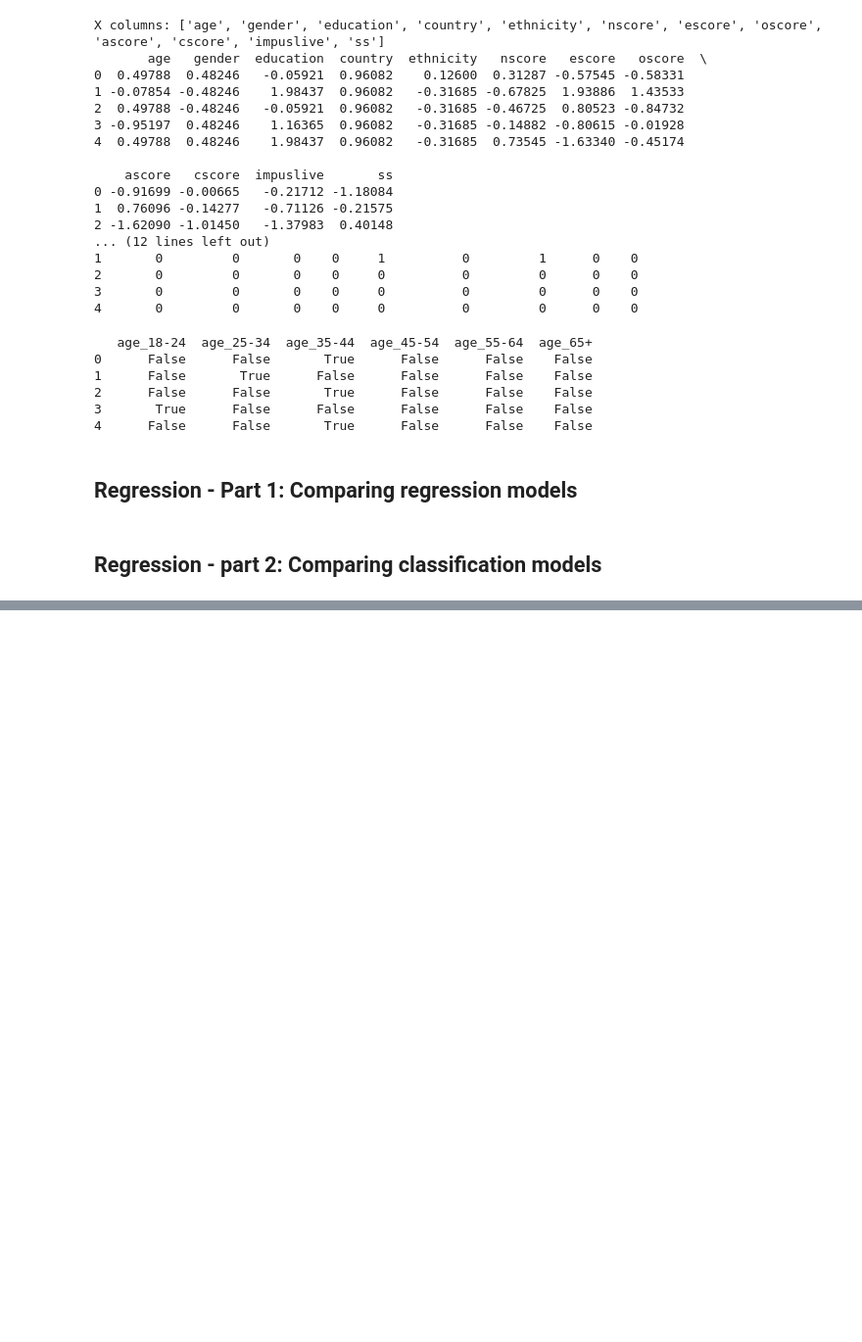
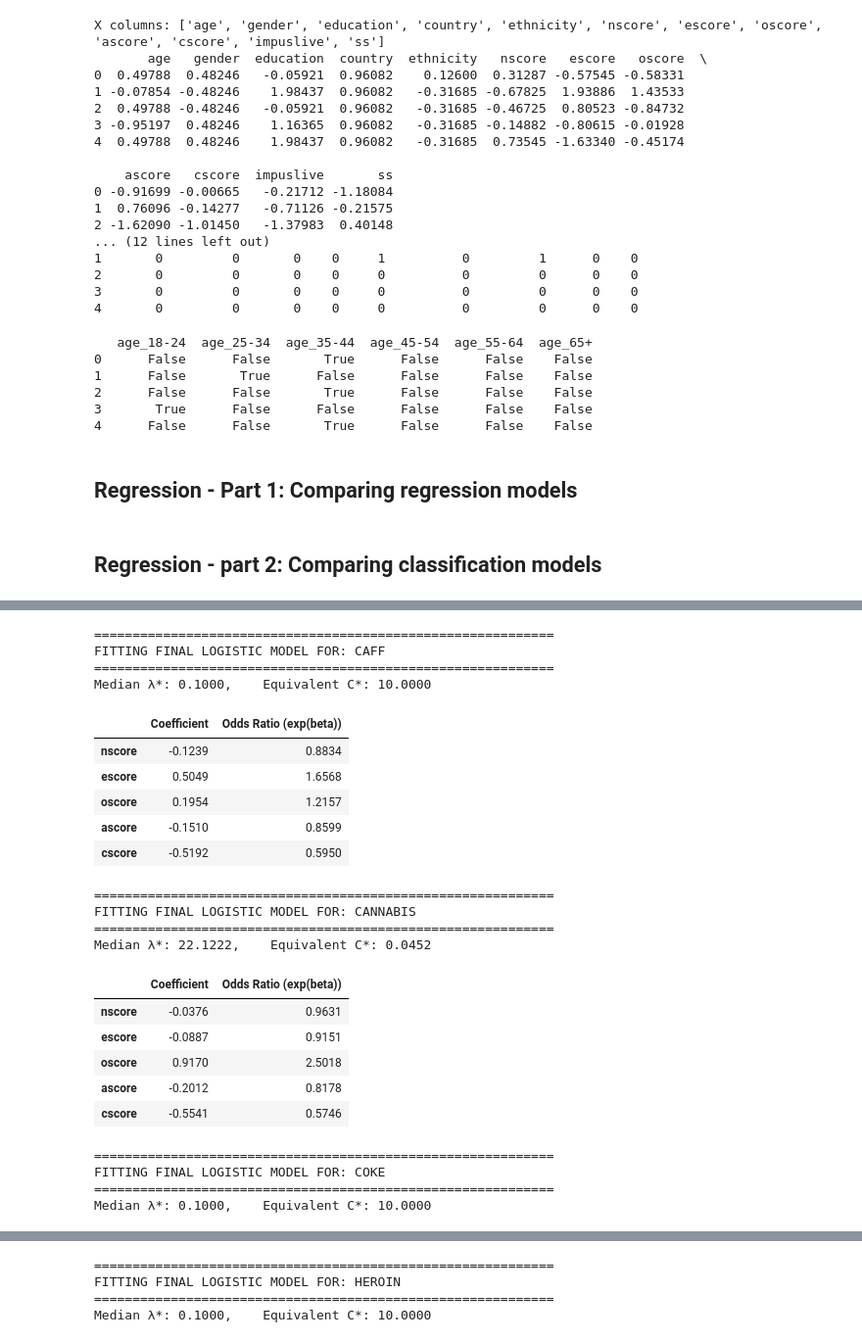
Before and after one commit to joshinsky/machine_learning_group35, a Jupyter notebook: Project_2.ipynb, the cells around one changed output, grey strips where cells are left out. Shown at 98% size. Drawn from its saved outputs; the diff is of its cells as text; code cells hidden in the pictures; blank space fills up the shorter version.

```diff
--- a/Project_2.ipynb
+++ b/Project_2.ipynb
@@ -1142,0 +1145,76 @@ ANN vs Base: {'b': 0, 'c': 0, 'pval': 1.0, 'ci': (0.5, 0.5)}
+# %%
+# === FINAL LOGISTIC REGRESSION MODELS FOR INTERPRETATION ===
+# This cell fits logistic models on the *full dataset* using a stable λ*
+# (chosen as the median of the λ* values from nested CV).
+# It then extracts coefficients and odds ratios for interpretation.
+
+final_log_models = {}       # store fitted models per drug
+final_log_coefs = {}        # store coefficient Series
+final_log_odds = {}         # store odds ratios
+
+traits = ['nscore', 'escore', 'oscore', 'ascore', 'cscore']
+
+for result in all_results:
+    drug = result['drug']
+    results_df = result['results_df']
+
+    print(f"\n{'='*60}")
+    print(f"FITTING FINAL LOGISTIC MODEL FOR: {drug.upper()}")
+    print(f"{'='*60}")
+
+    # 1. Choose a stable λ* — median of outer fold optima
+    lambda_star = results_df["λ*"].median()
+    C_star = 1.0 / lambda_star
+
+    print(f"Median λ*: {lambda_star:.4f},    Equivalent C*: {C_star:.4f}")
+
+    # 2. Fit final logistic regression model on FULL data
+    final_log = LogisticRegression(
+        penalty='l2',
+        C=C_star,
+        solver='liblinear',
+        class_weight='balanced',
+        max_iter=2000,
+        random_state=seed_value
+    )
+
+    final_log.fit(X_clas, y_clas[drug])
+    final_log_models[drug] = final_log
+
+    # 3. Extract coefficients + odds ratios
+    coef_series = pd.Series(final_log.coef_[0], index=traits)
+    odds_series = np.exp(coef_series)
+
+    final_log_coefs[drug] = coef_series
+    final_log_odds[drug] = odds_series
+
+    # 4. Display coefficients and odds ratios
+    display(pd.DataFrame({
+        "Coefficient": coef_series.round(4),
+        "Odds Ratio (exp(beta))": odds_series.round(4)
+    }))
+# %% [output]
+============================================================
+FITTING FINAL LOGISTIC MODEL FOR: CAFF
+============================================================
+Median λ*: 0.1000,    Equivalent C*: 10.0000
+|  | Coefficient | Odds Ratio (exp(beta)) |
+| nscore | -0.1239 | 0.8834 |
+| escore | 0.5049 | 1.6568 |
+| oscore | 0.1954 | 1.2157 |
+| ascore | -0.1510 | 0.8599 |
+| cscore | -0.5192 | 0.5950 |
+============================================================
+FITTING FINAL LOGISTIC MODEL FOR: CANNABIS
+============================================================
+Median λ*: 22.1222,    Equivalent C*: 0.0452
+|  | Coefficient | Odds Ratio (exp(beta)) |
+| nscore | -0.0376 | 0.9631 |
+| escore | -0.0887 | 0.9151 |
+| oscore | 0.9170 | 2.5018 |
+| ascore | -0.2012 | 0.8178 |
+| cscore | -0.5541 | 0.5746 |
+============================================================
+FITTING FINAL LOGISTIC MODEL FOR: COKE
+============================================================
+Median λ*: 0.1000,    Equivalent C*: 10.0000
@@ -1142,0 +1227,4 @@ ANN vs Base: {'b': 0, 'c': 0, 'pval': 1.0, 'ci': (0.5, 0.5)}
+============================================================
+FITTING FINAL LOGISTIC MODEL FOR: HEROIN
+============================================================
+Median λ*: 0.1000,    Equivalent C*: 10.0000
```
Also changed, not shown: parts of 5 cells of this notebook.
